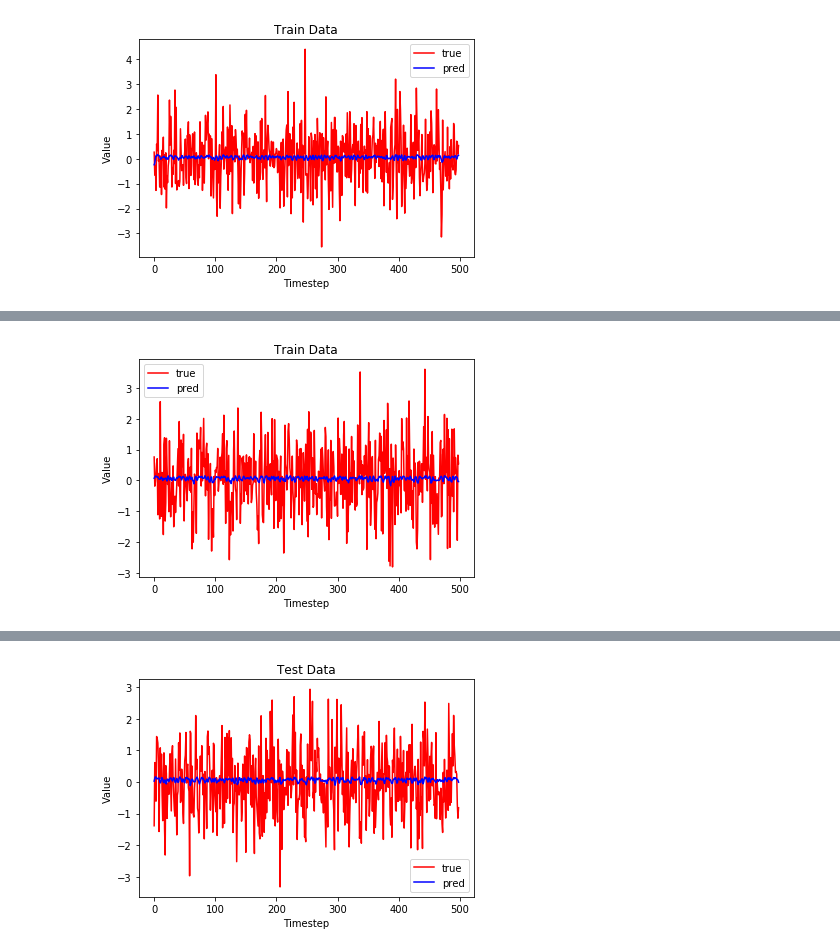
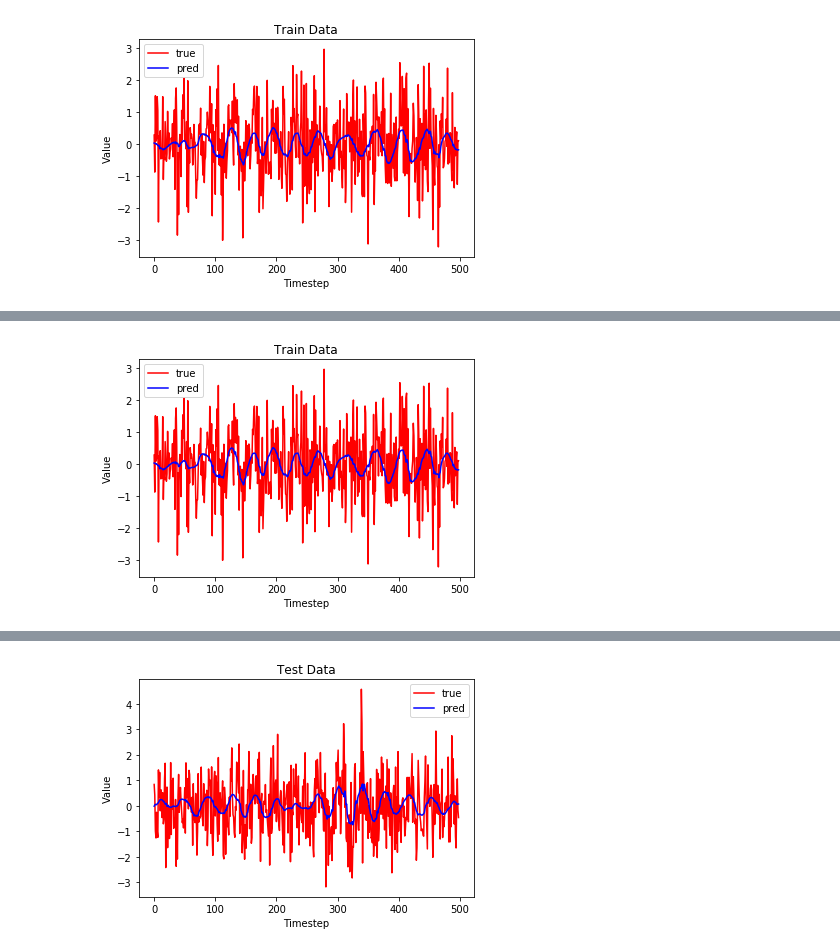
Before and after one commit to tymefighter/Forecast, a Jupyter notebook: notebooks/train-data-oneseq.ipynb, the cells around one changed output, grey strips where cells are left out. Drawn from its saved outputs; the diff is of its cells as text; code cells hidden in the pictures.

Commit message:
update to use multivariate rnn models

```diff
--- a/notebooks/train-data-oneseq.ipynb
+++ b/notebooks/train-data-oneseq.ipynb
@@ -50,7 +50,7 @@ def tryModelOneSeq(trainSequences, testData):
 # %%
 def tryModelMultiSeq(trainSequences, testData):
 
-    model = LstmForecastUnivariates(
+    model = LstmForecast(
         forecastHorizon=1,
         stateSize=10,
         activation='tanh',
@@ -97,7 +97,7 @@ dataGenerator = StandardGenerator('long_term')
 n = 21500
 trainN = 21000
 trainData, testData = Utility.trainTestSplit(
-    dataGenerator.generate(n),
+    np.expand_dims(dataGenerator.generate(n), axis=1),
     train=trainN
 )
 # %%
@@ -225,7 +225,13 @@ trainSequences = Utility.generateMultipleSequence(
     minSequenceLength=seqLength,
     maxSequenceLength=seqLength
 )
-testData = dataGenerator.generate(seqLength)
+
+trainSequences = list(map(
+    lambda targetSeries: np.expand_dims(targetSeries, axis=1),
+    trainSequences
+))
+
+testData = np.expand_dims(dataGenerator.generate(seqLength), axis=1)
 tryModelMultiSeq(trainSequences, testData)
 # %% [output]
 Epoch 1/15
@@ -256 +262 @@ Training Eval Loss: 1.1667009592056274
-[figure, old version]
+[figure, new version]
@@ -258 +264 @@ Training Eval Loss: 1.11790132522583
-[figure, old version]
+[figure, new version]
@@ -260 +266 @@ Test Eval Loss: 1.053870677947998
-[figure, old version]
+[figure, new version]
```
Also changed, not shown: parts of 6 cells of this notebook, 10 other files.
